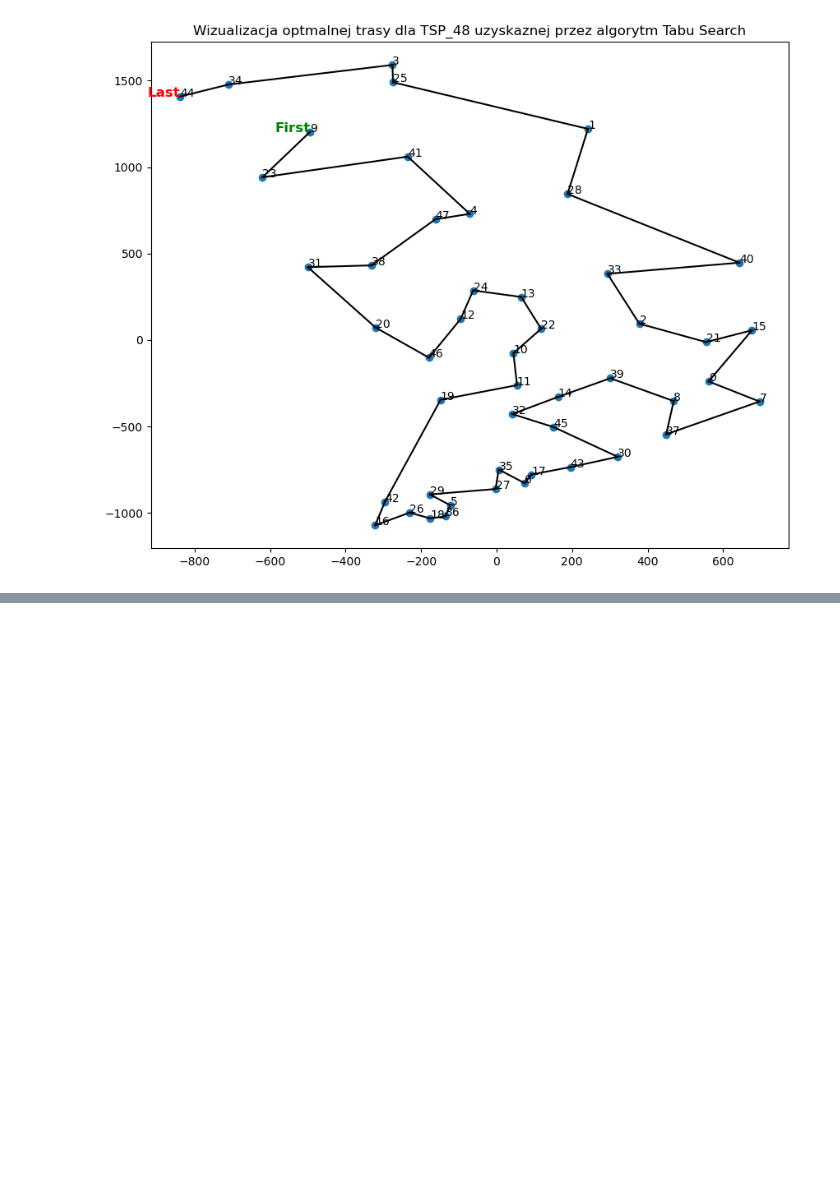
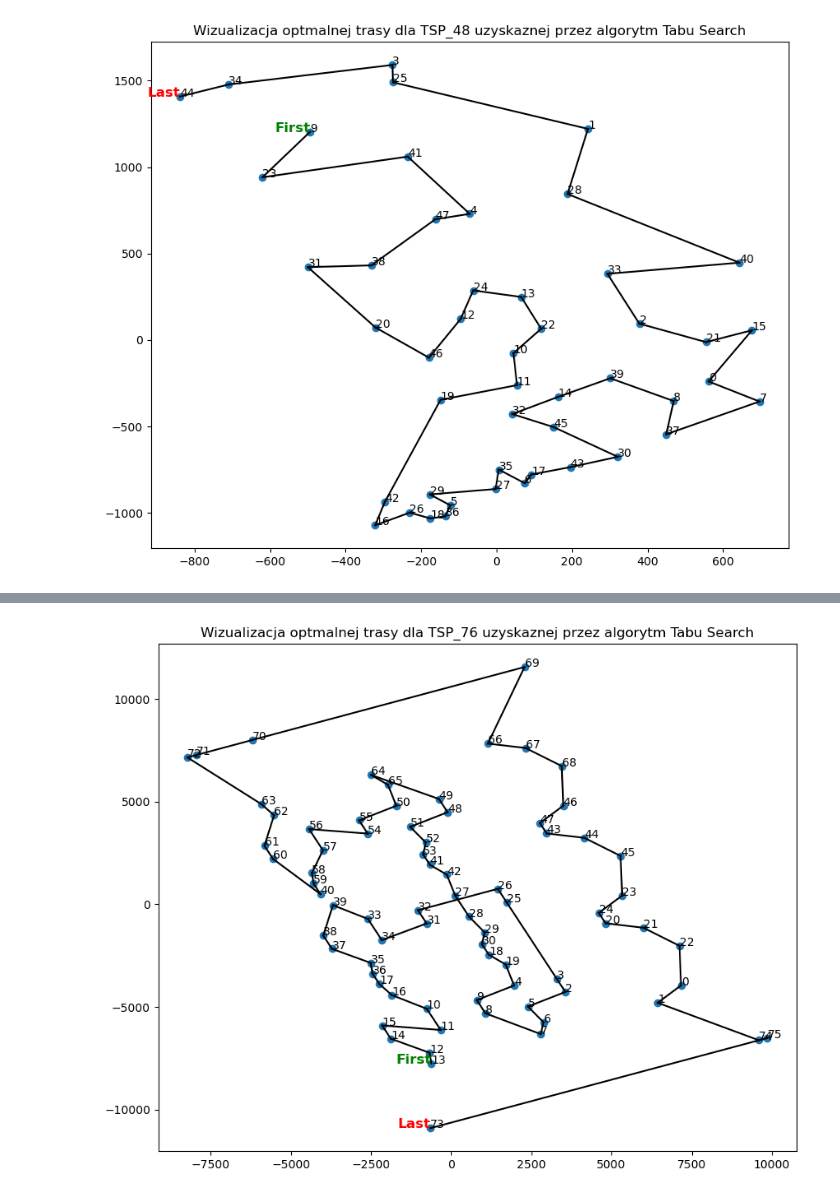
Before and after one commit to Alex4ndro5/ProjektTSP, a Jupyter notebook: Projekt_TSP.ipynb, the cells around one changed output, grey strips where cells are left out. Saved outputs shown, nothing was run; the diff lists cells and outputs as text; code cells hidden in the pictures; blank space fills up the shorter version.

```diff
--- a/Projekt_TSP.ipynb
+++ b/Projekt_TSP.ipynb
@@ -69,0 +84,32 @@ plt.show()
+# %%
+# Wizualizacja trasyt dla najlepszego rozwiazania TSP_76
+route = [13, 12, 14, 15, 11, 10, 16, 17, 36, 35, 37, 38, 39, 33, 34, 31, 32, 26, 25, 3, 2, 5, 6, 7, 8, 9, 4, 19, 18, 30, 29, 28, 27, 42, 41, 53, 52, 51, 48, 49, 64, 65, 50, 55, 54, 56, 57, 58, 59, 40, 60, 61, 62, 63, 72, 71, 70, 69, 66, 67, 68, 46, 47, 43, 44, 45, 23, 24, 20, 21, 22, 0, 1, 74, 75, 73] # Trasa
+
+# Zmiana wartości NaN na 0
+TSP_76.fillna(0, inplace=True)
+
+# MDS - Multidimensional Scaling
+mds = MDS(n_components=2, dissimilarity='precomputed', random_state=42,normalized_stress='auto')
+coordinates = mds.fit_transform(TSP_76)
+
+# Wykres
+plt.figure(figsize=(10, 8))
+plt.scatter(coordinates[:, 0], coordinates[:, 1])
+
+# Dodanie numerów miast
+for i, txt in enumerate(range(len(coordinates))):
+    plt.annotate(txt, (coordinates[i, 0], coordinates[i, 1]))
+
+# Narysowanie trasy
+for i in range(len(route) - 1):
+    plt.plot([coordinates[route[i], 0], coordinates[route[i + 1], 0]],
+             [coordinates[route[i], 1], coordinates[route[i + 1], 1]], 'k-')
+
+# Podpisanie pierwszego i ostatniego miasta (po odwiedzeniu ostatniego miasta nastepuje powrót do pierwszego )
+plt.text(coordinates[route[0], 0], coordinates[route[0], 1], 'First', fontsize=12, ha='right', color='green', weight='bold')
+plt.text(coordinates[route[-1], 0], coordinates[route[-1], 1], 'Last', fontsize=12, ha='right', color='red', weight='bold')
+
+plt.title('Wizualizacja optmalnej trasy dla TSP_76 uzyskaznej przez algorytm Tabu Search')
+plt.show()
+# %% [output]
+[figure, added]
```
Also changed, not shown: parts of 6 cells of this notebook, 2 other files.
